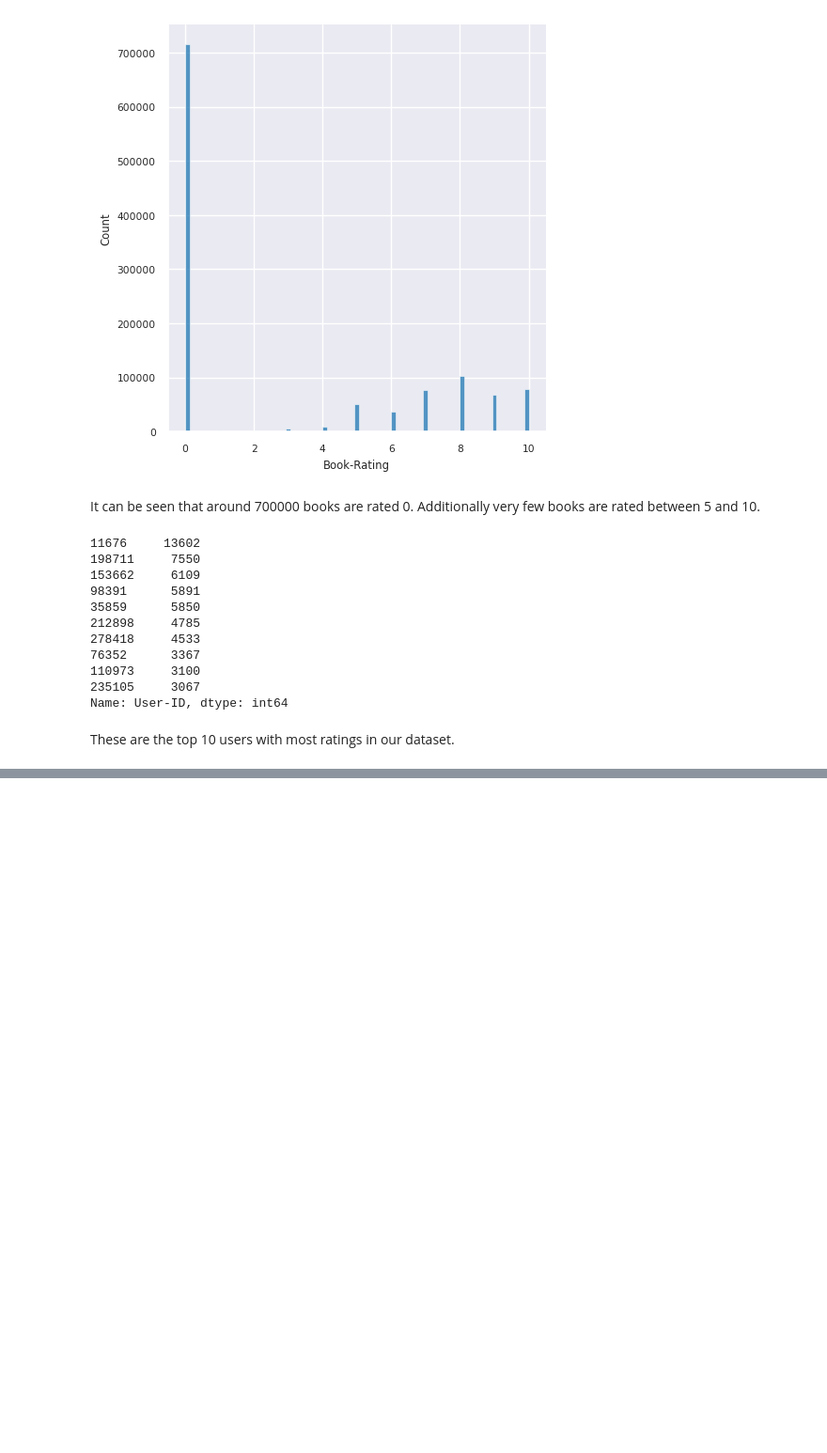
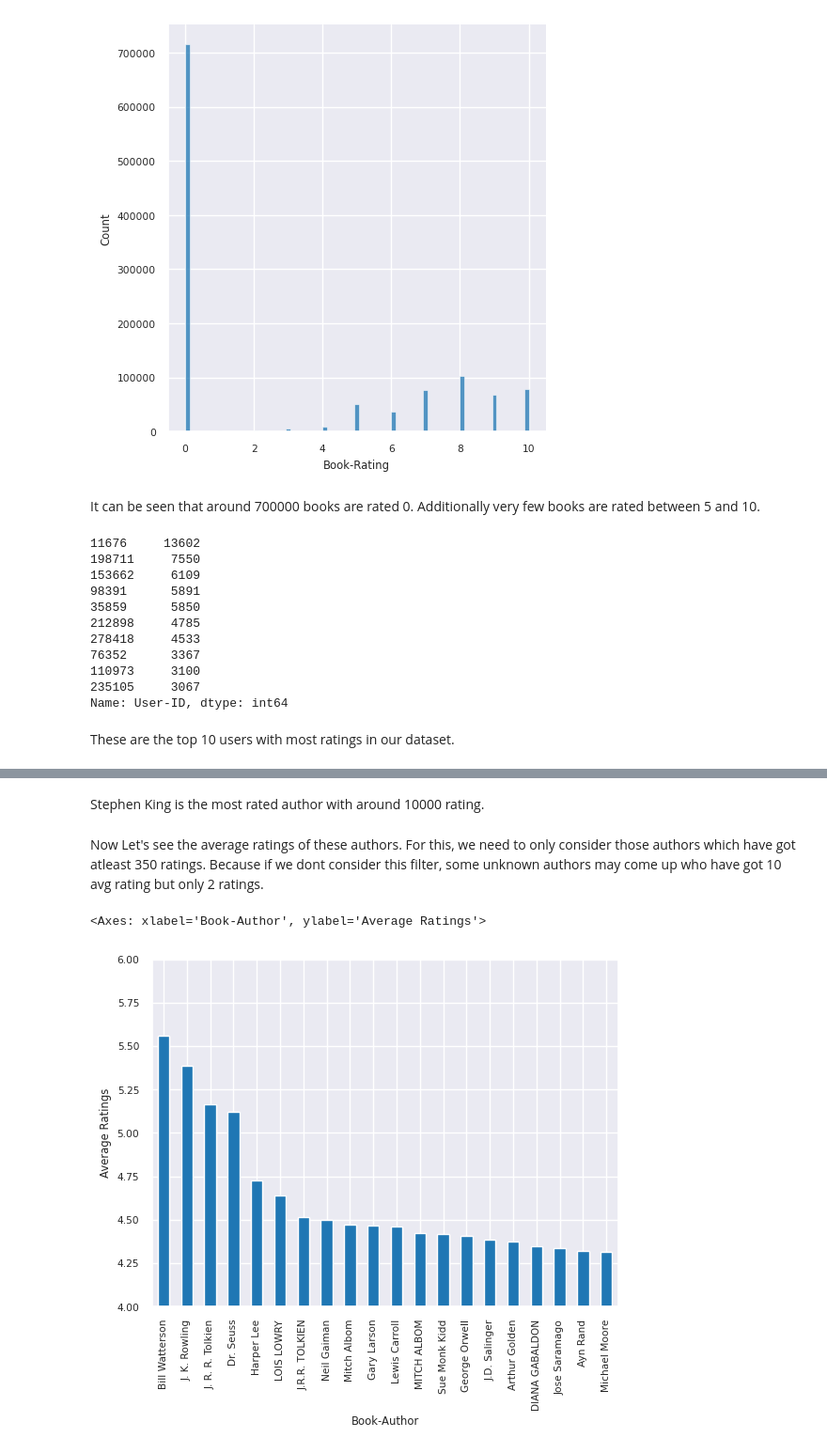
Before and after one commit to M-Awwab-Khan/collaborative-filtering-based-book-recommender-application, a Jupyter notebook: collaborative_filtering_book_recommender.ipynb, the cells around one changed output, grey strips where cells are left out. Shown at 94% size. Saved outputs shown, nothing was run; the diff lists cells and outputs as text; code cells hidden in the pictures; blank space fills up the shorter version.

```diff
--- a/collaborative_filtering_book_recommender.ipynb
+++ b/collaborative_filtering_book_recommender.ipynb
@@ -228,0 +286,10 @@ These are the top 10 users with most ratings in our dataset.
+# %% [markdown]
+Stephen King is the most rated author with around 10000 rating.
+# %% [markdown]
+Now Let's see the average ratings of these authors. For this, we need to only consider those authors which have got atleast 350 ratings. Because if we dont consider this filter, some unknown authors may come up who have got 10 avg rating but only 2 ratings.
+# %%
+authors_gt_300_raters = books_with_ratings[(books_with_ratings['Book-Author'].value_counts().reindex(books_with_ratings['Book-Author'])>300).values]
+authors_gt_300_raters.groupby('Book-Author')['Book-Rating'].mean().sort_values(ascending=False).head(20).plot(kind='bar', ylabel='Average Ratings', ylim=(4, 6))
+# %% [output]
+<Axes: xlabel='Book-Author', ylabel='Average Ratings'>
+[figure, added]
```
Also changed, not shown: parts of 28 cells of this notebook.
